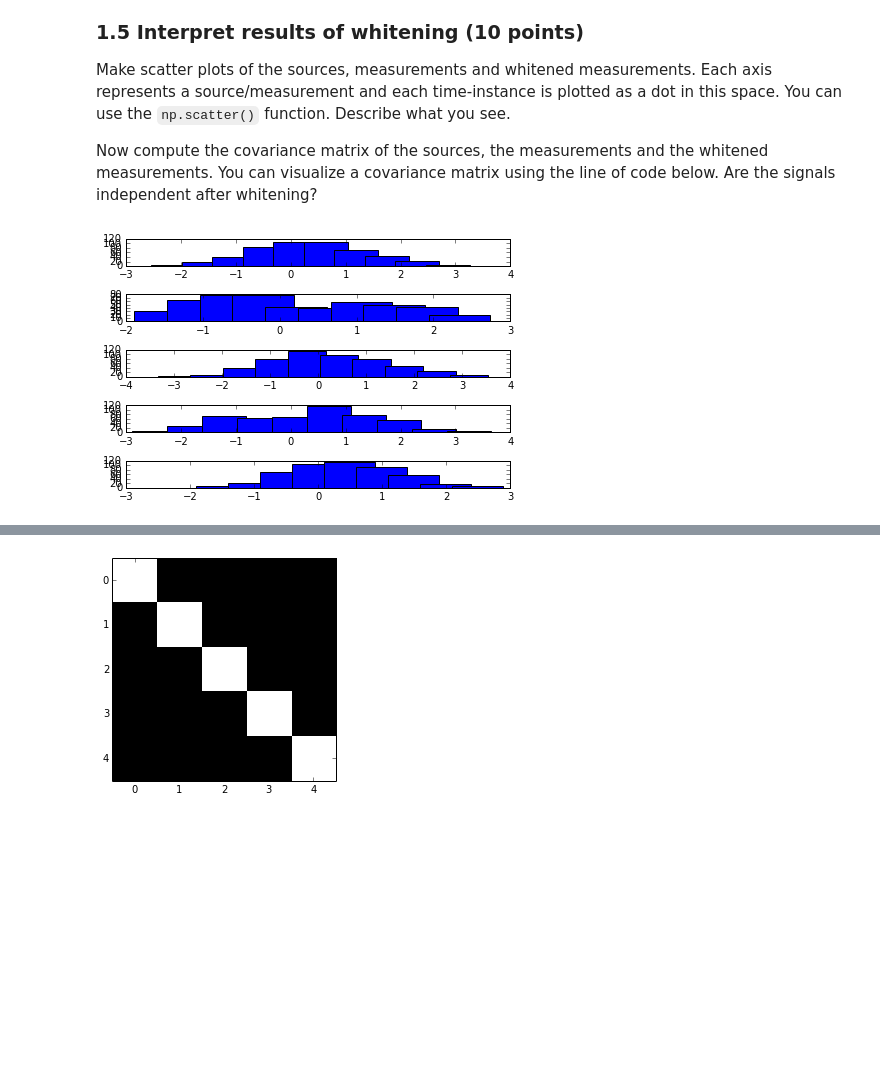
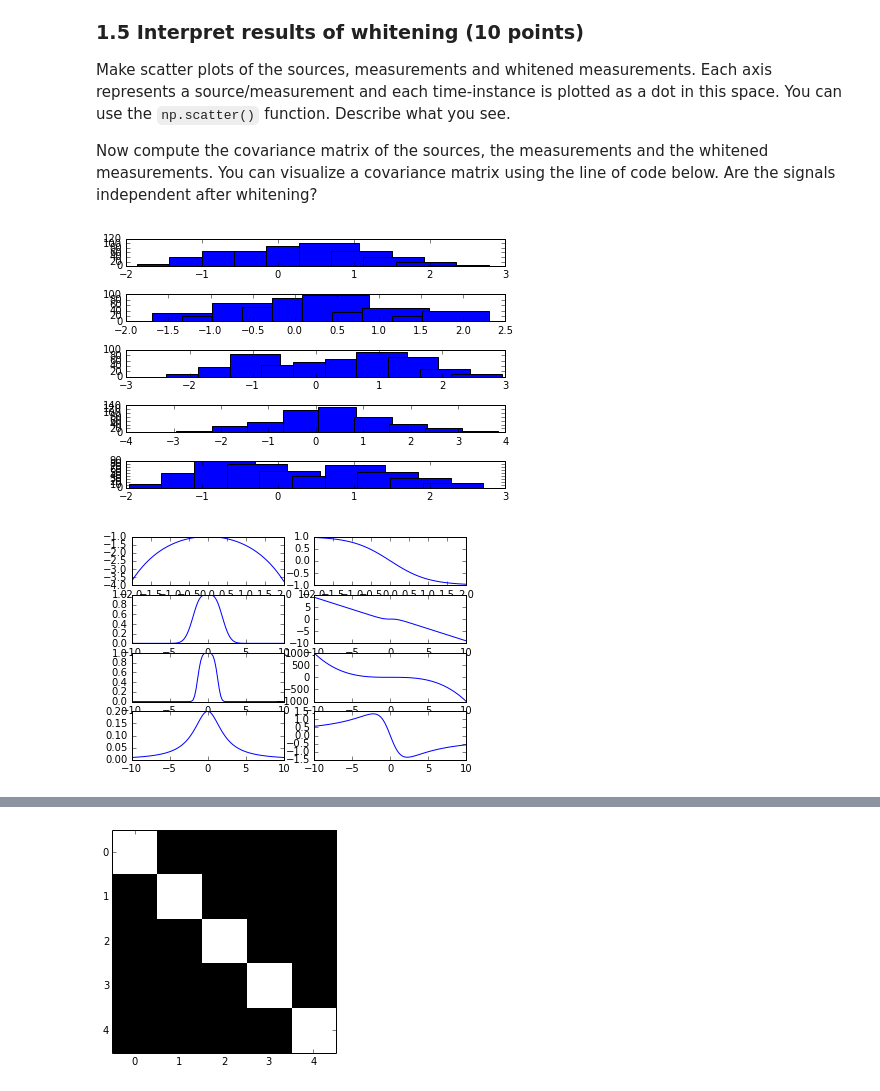
Before and after one commit to alexandervansomeren/ml2_lab1, a Jupyter notebook: lab1.ipynb, the cells around one changed output, grey strips where cells are left out. Drawn from its saved outputs; the diff is of its cells as text; code cells hidden in the pictures; blank space fills up the shorter version.

Commit message:
functions of prior

```diff
--- a/lab1.ipynb
+++ b/lab1.ipynb
@@ -116,24 +116,68 @@ Now compute the covariance matrix of the sources, the measurements and the white
 # %%
 import matplotlib.pyplot as plt
 def make_mixtures(S, A):
     return np.dot(A, S)
 
 
 def plot_histogram(X):
     fig = plt.figure()
     for index, row in enumerate(X):
         ax = fig.add_subplot(X.shape[0], 1, index+1)
         hist, bins = np.histogram(row)
         center = (bins[:-1] + bins[1:])/2
         ax.bar(center, hist)
 
     # plot
     fig.tight_layout()
     plt.show()
 
 
+
+
+def plot_activation():
+    fig, axarr = plt.subplots(4, 2)
+    x = linspace(-2, 2, 100)
+
+    activation = -numpy.cosh(x)
+    prior = -numpy.tanh(x)
+
+    axarr[0, 0].plot(x,activation)
+    axarr[0, 1].plot(x,prior)
+
+    x = linspace(-10, 10, 100)
+
+
+    activation =  np.exp(-0.5*x**2) * numpy.cosh(x)
+    prior = -x + numpy.tanh(x)
+
+    axarr[1, 0].plot(x,activation)
+    axarr[1, 1].plot(x,prior)
+
+    activation = np.exp(-0.25*x**4)
+    prior = -x**3
+
+    axarr[2, 0].plot(x,activation)
+    axarr[2, 1].plot(x,prior)
+
+    activation = 1/(x**2 + 5)
+    prior = -(6*x)/(x**2 + 5)
+
+    axarr[3, 0].plot(x,activation)
+    axarr[3, 1].plot(x,prior)
+
+
+    plt.show()
+
+
 A = random_nonsingular_matrix(d=num_sources)
+
 X = make_mixtures(S, A)
+
 plot_histogram(X)
+
+W = inv(A)
+
+plot_activation()
 # %% [output]
-[figure, old version]
+[figure, new version]
+[figure, added]
```
Also changed, not shown: parts of 1 cell of this notebook.
